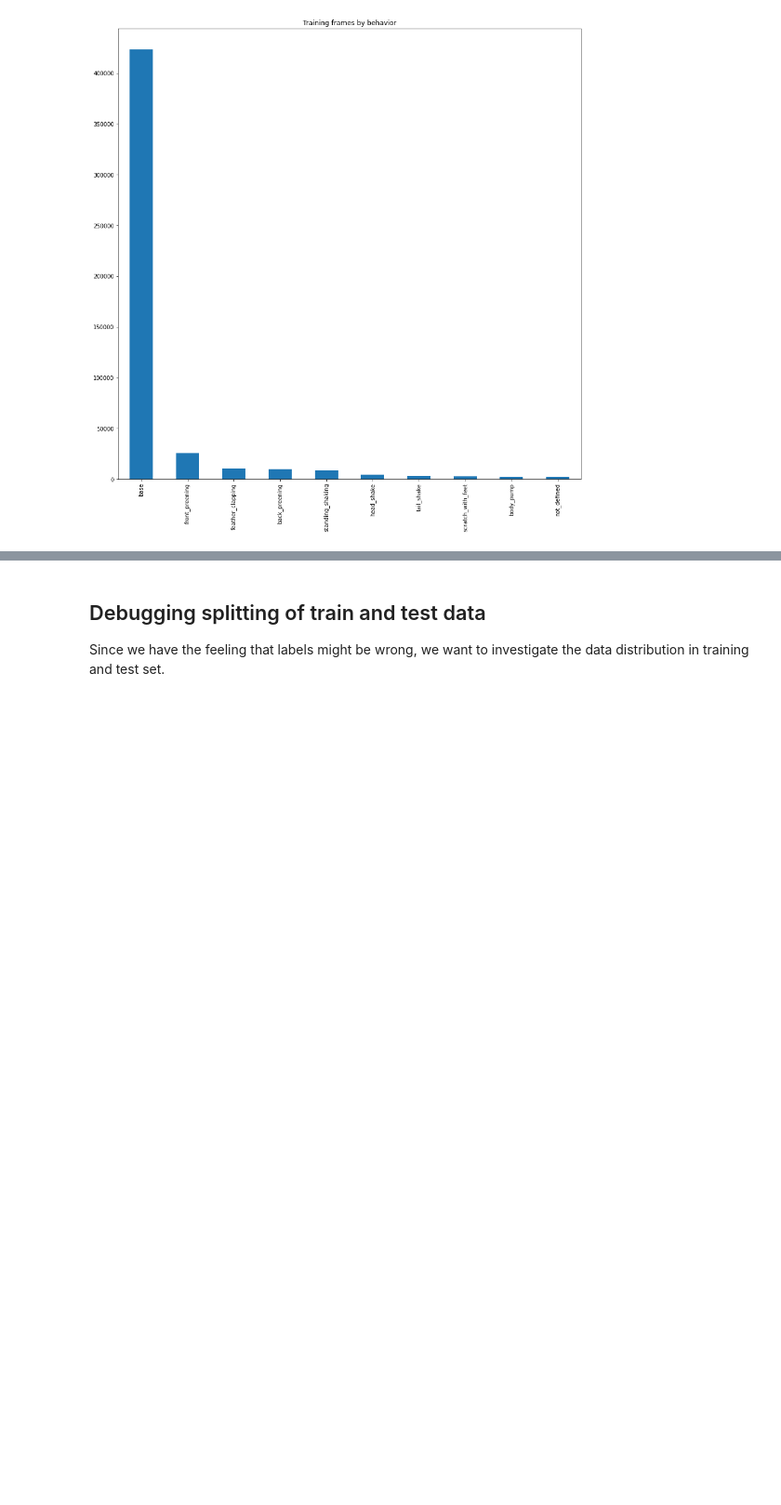
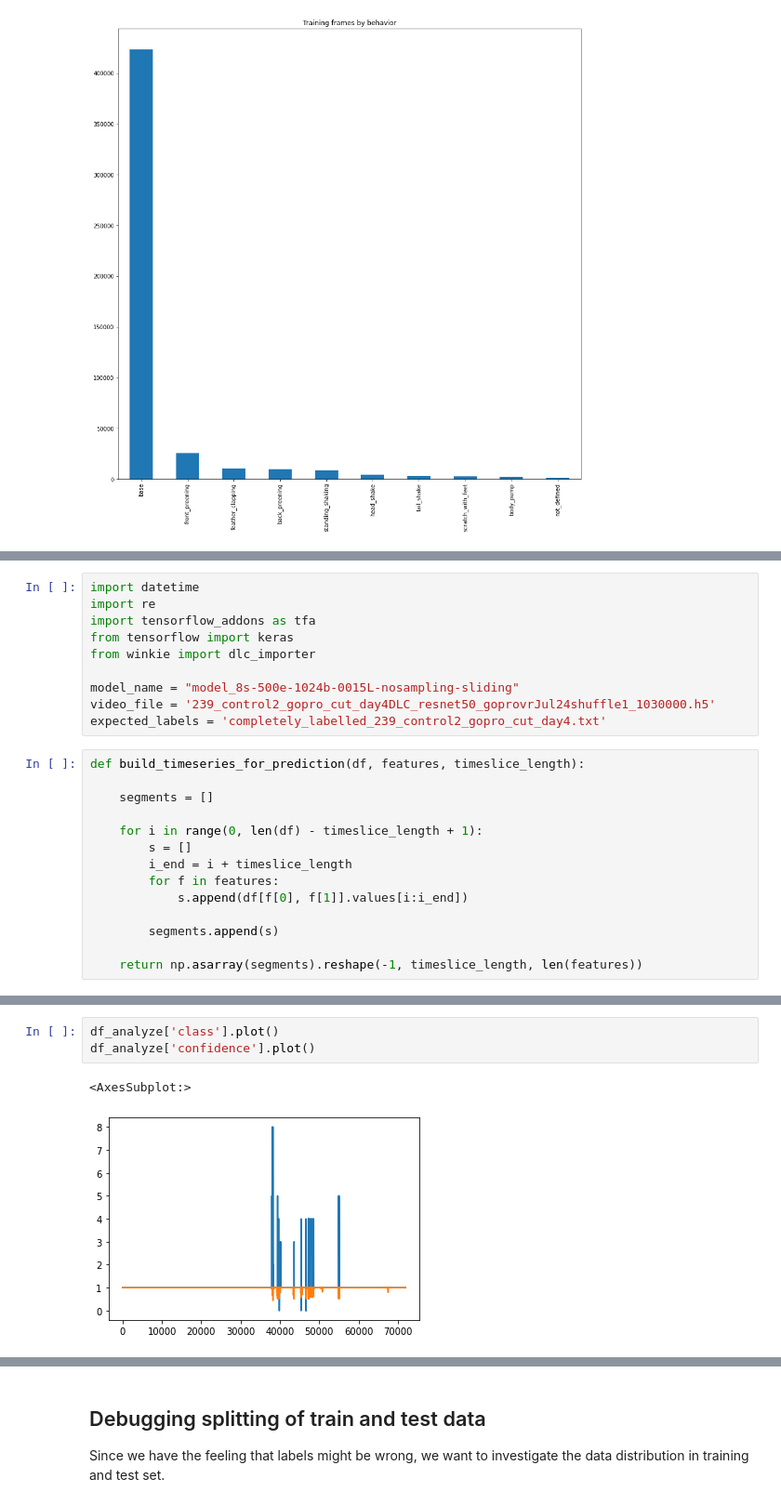
Before and after one commit to kiview/winkie, a Jupyter notebook: _ml_real_data_training_sliding.ipynb, the cells around one changed output, grey strips where cells are left out. Shown at 93% size. Drawn from its saved outputs; the diff is of its cells as text; blank space fills up the shorter version.

```diff
--- a/_ml_real_data_training_sliding.ipynb
+++ b/_ml_real_data_training_sliding.ipynb
@@ -258,0 +187,24 @@ We now want to investigate the performance if the limit and merge the number of
+# %%
+import datetime
+import re
+import tensorflow_addons as tfa
+from tensorflow import keras
+from winkie import dlc_importer
+
+model_name = "model_8s-500e-1024b-0015L-nosampling-sliding"
+video_file = '239_control2_gopro_cut_day4DLC_resnet50_goprovrJul24shuffle1_1030000.h5'
+expected_labels = 'completely_labelled_239_control2_gopro_cut_day4.txt'
+# %%
+def build_timeseries_for_prediction(df, features, timeslice_length):
+
+    segments = []
+
+    for i in range(0, len(df) - timeslice_length + 1):
+        s = []
+        i_end = i + timeslice_length
+        for f in features:
+            s.append(df[f[0], f[1]].values[i:i_end])
+
+        segments.append(s)
+
+    return np.asarray(segments).reshape(-1, timeslice_length, len(features))
@@ -258,0 +276,6 @@ We now want to investigate the performance if the limit and merge the number of
+# %%
+df_analyze['class'].plot()
+df_analyze['confidence'].plot()
+# %% [output]
+<AxesSubplot:>
+[figure, added]
```
Also changed, not shown: parts of 20 cells of this notebook, 5 other files.
